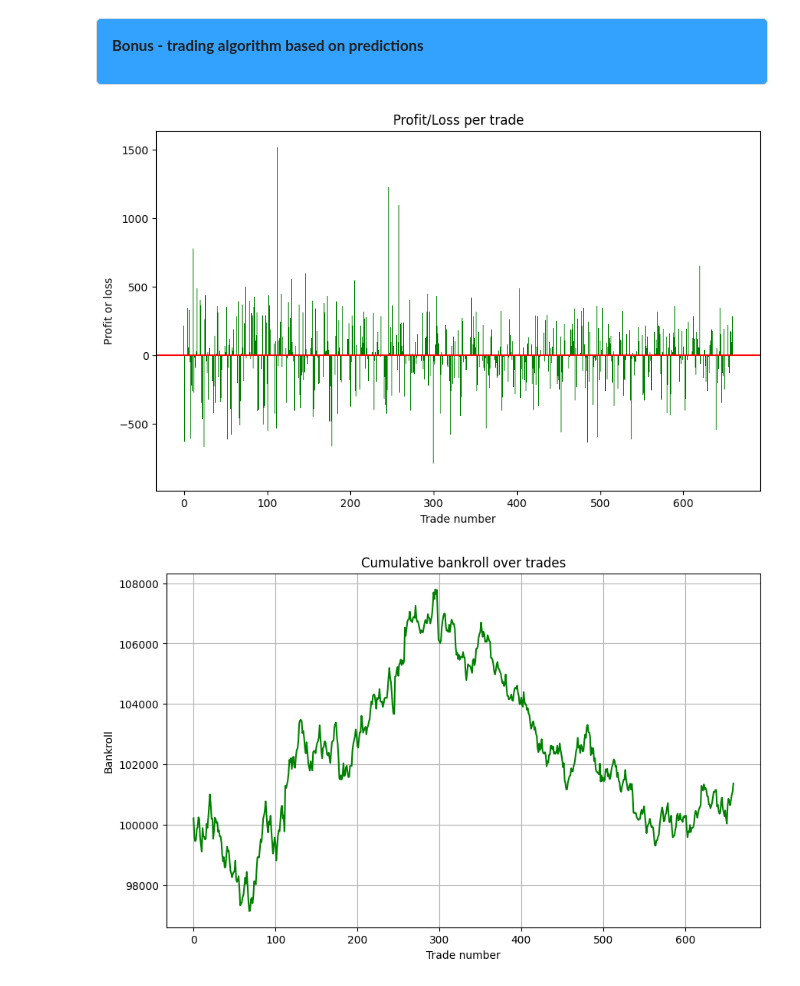
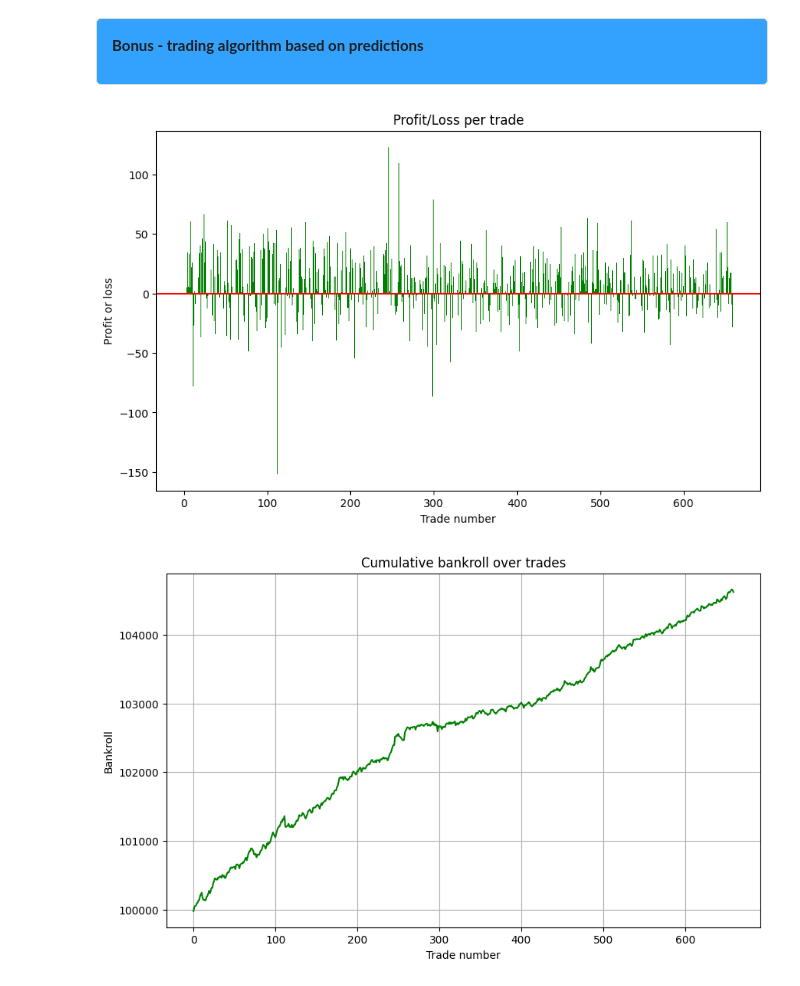
Before and after one commit to Victor-L-Almgren/Collaboration-Repo, a Jupyter notebook: Final_notebook.ipynb, the cells around one changed output. Drawn from its saved outputs; the diff is of its cells as text; code cells hidden in the pictures.

```diff
--- a/Final_notebook.ipynb
+++ b/Final_notebook.ipynb
@@ -785,27 +905,0 @@ plt.show()
-# %%
-# Iteration 4 - SARIMAX model with exogenous variables provided by the identified discords from the matrix profile
-
-# Get the discords from earlier and make an ordered array with 1 where they appear, else 0.
-top_three = sorted(list(profile), reverse=True)[:3]
-exog_arr = np.array([1 if val in top_three and top_three.count(val) > 0 and top_three.remove(val) is None else 0 for val in profile])[:20].reshape(-1, 1)
-
-# Fit the SARIMAX model
-X_train = close_df_boxcox.iloc[:20]
-X_test = close_df_boxcox.iloc[20:]
-sarimax_model = SARIMAX(X_train, order=(0,1,0), seasonal_order=(1,1,0,2), exog=exog_arr).fit(disp=False)
-
-prediction = sarimax_model.predict(start=X_train.index[1], end=X_train.index[-1], n_periods = len(X_train.index))
-forecast = sarimax_model.forecast(steps=len(X_test), exog=np.zeros((5, 1)))     # Forecast requires exogenous variables to be provided as well. Here, we use a placeholder array with zeros since we can not predict the exogenous variables themselves.
-
-# Plotting
-fig, ax = plt.subplots(1, 1, figsize=(10, 5))
-plt.suptitle(f'SARIMAX prediction with exogenous variables')
-sns.lineplot(data=close_df_boxcox, x=close_df_boxcox.index, y='close', label='Actual values')
-sns.lineplot(x=X_train.index[1:], y=prediction.values, color='red', label='prediction on training data')
-sns.lineplot(y=forecast, x=X_test.index, color='orange', label='SARIMAX model forecast')
-ax.grid()
-plt.tight_layout
-plt.legend()
-plt.show()
-
-# This did not improve or change the model in any meaningful way. The forecast is still not good.
@@ -930,11 +1008,8 @@ MSE of the rolling forecast: 0.024294232176829276
 <div style="background-color: #33a2ff; padding: 15px; border-radius: 5px; border: 1px solid #dcdcdc;">
 
 **Bonus - trading algorithm based on predictions**
-# %%
-close_df = close_df.reset_index()
 # %%
 # Defining and trying a trading strategy based of our predictions
-
 
 def dates_to_buy_short(predictions, normalized_agg_data):
     normalized_agg_data["predictions"] = np.nan
@@ -946,15 +1021,14 @@ def dates_to_buy_short(predictions, normalized_agg_data):
 
     for i in range(len(normalized_agg_data) - 1):
         if normalized_agg_data["close"].iloc[i] < normalized_agg_data["predictions"].iloc[i + 1] and not np.isnan(normalized_agg_data["predictions"].iloc[i + 1]):
-            dates_to_buy.append(normalized_agg_data["date"].iloc[i])
+            dates_to_buy.append(normalized_agg_data.index[i])
 
-        elif normalized_agg_data["close"].iloc[i] >= normalized_agg_data["predictions"].iloc[i + 1] and not np.isnan(normalized_agg_data["predictions"].iloc[i + 1]):
-            dates_to_short.append(normalized_agg_data["date"].iloc[i])
+        elif normalized_agg_data["close"].iloc[i] > normalized_agg_data["predictions"].iloc[i + 1] and not np.isnan(normalized_agg_data["predictions"].iloc[i + 1]):
+            dates_to_short.append(normalized_agg_data.index[i])
 
     return dates_to_buy, dates_to_short
 
-
-def run_strat(dates_to_buy, dates_to_short, data, fixed_investment=10_000):
+def run_strat(dates_to_buy, dates_to_short, data, fixed_investment=1_000):
 
     data=data.copy()
     data['date'] = [datetime.strptime(date_str, '%m/%d/%Y') for date_str in data['date']]
@@ -1019,7 +1093,7 @@ def run_strat(dates_to_buy, dates_to_short, data, fixed_investment=10_000):
     return bankroll, trades
 
 # Calling the functions
-dates_to_buy, dates_to_short = dates_to_buy_short(best_predictions, close_df)
+dates_to_buy, dates_to_short = dates_to_buy_short(predictions_sarimax, close_df)
 bankroll, trades = run_strat(dates_to_buy, dates_to_short, dow_jones)
 
 # Iterate through the trades and format the data for the DataFrame
@@ -1034,32 +1108,32 @@ for trade in trades:
         "short_date": trade.get("short_date"),
         "short_price": trade.get("short_price"),
         "cover_date": trade.get("cover_date"),
         "cover_price": trade.get("cover_price"),
         "profit_or_loss": trade.get("profit_or_loss"),
         "bankroll": trade.get("bankroll"),
     }
     rows.append(row)
 
 trade_df = pd.DataFrame(rows)
 trade_df["buy_date"] = pd.to_datetime(trade_df["buy_date"])
 trade_df["short_date"] = pd.to_datetime(trade_df["short_date"])
 
 # Plotting
 plt.figure(figsize=(10, 6))
 plt.bar(trade_df.index, trade_df["profit_or_loss"], color="green")
 plt.axhline(0, color="red")
 plt.title("Profit/Loss per trade")
 plt.xlabel("Trade number")
 plt.ylabel("Profit or loss")
 plt.show()
 
 plt.figure(figsize=(10, 6))
 plt.plot(trade_df.index, trade_df["bankroll"], color="green")
 plt.title("Cumulative bankroll over trades")
 plt.grid()
 plt.xlabel("Trade number")
 plt.ylabel("Bankroll")
 plt.show()
 # %% [output]
-[figure, old version]
+[figure, new version]
-[figure, old version]
+[figure, new version]
```
Also changed, not shown: parts of 13 cells of this notebook.
